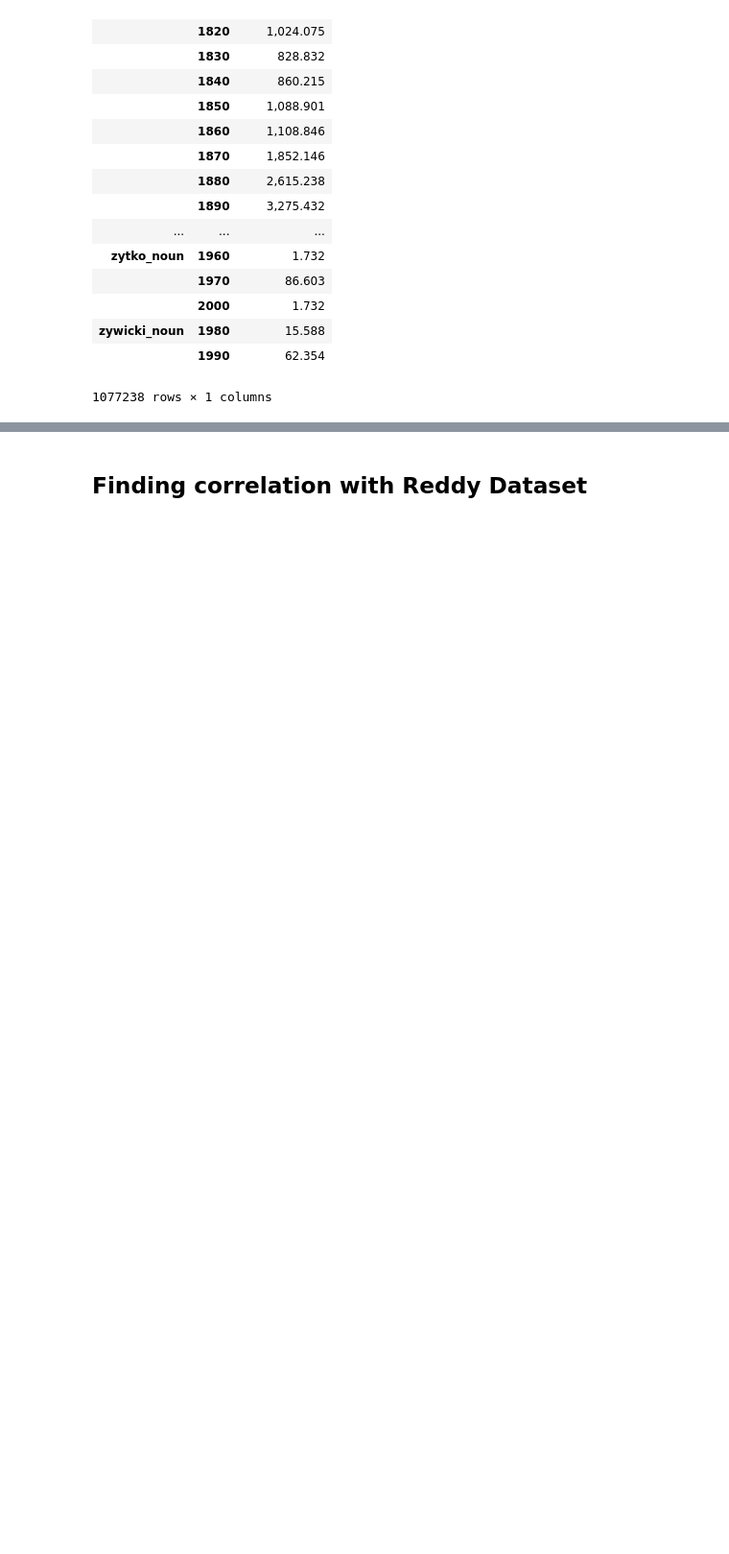
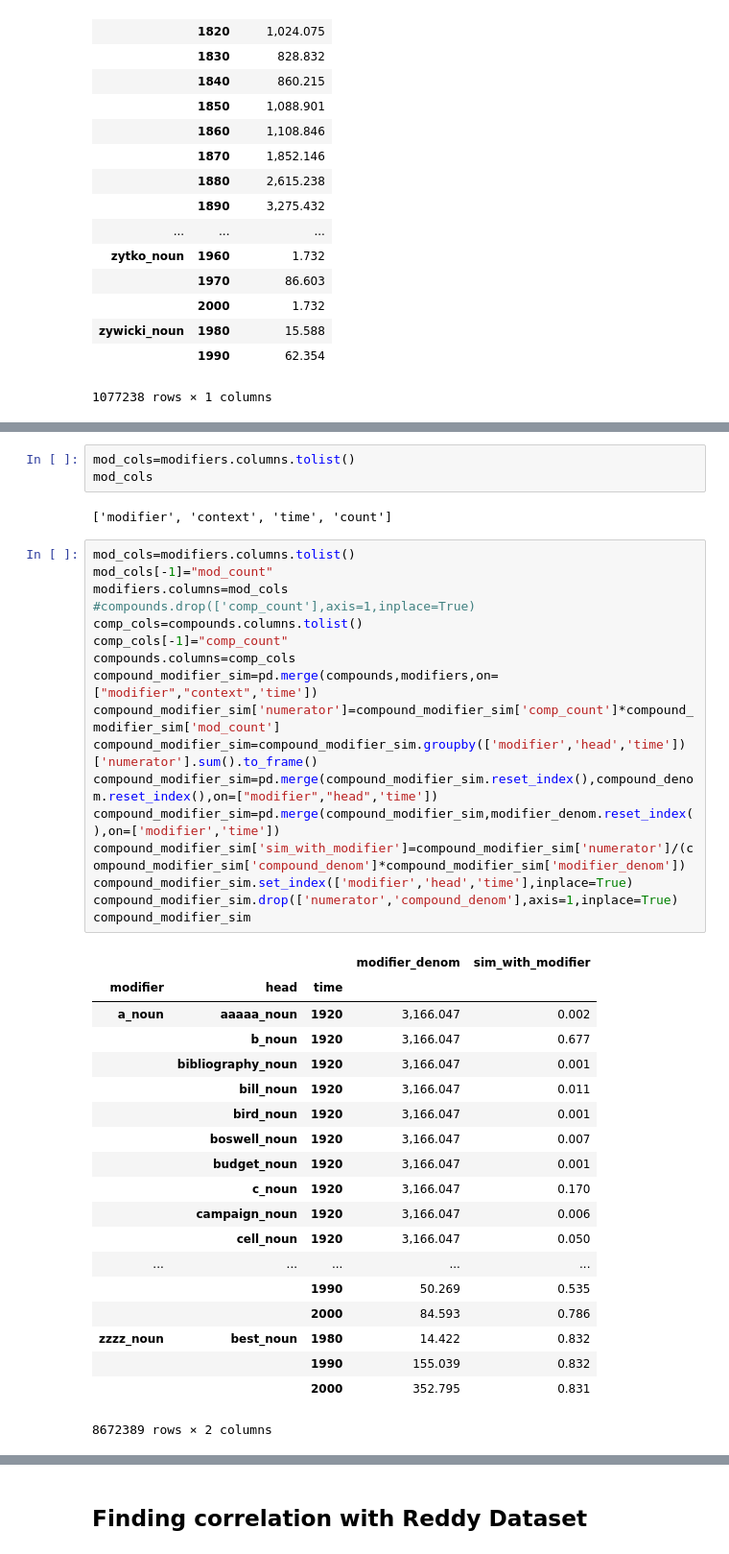
Before and after one commit to prajitdhar/Compounding, a Jupyter notebook: novel_compound_predictor/MeaningShift_new.ipynb, the cells around one changed output, grey strips where cells are left out. Shown at 96% size. Cells and saved outputs as stored; diff of their text form; blank space fills up the shorter version.

```diff
--- a/novel_compound_predictor/MeaningShift_new.ipynb
+++ b/novel_compound_predictor/MeaningShift_new.ipynb
@@ -328,0 +350,42 @@ compound_denom
+# %%
+mod_cols=modifiers.columns.tolist()
+mod_cols
+# %% [output]
+['modifier', 'context', 'time', 'count']
+# %%
+mod_cols=modifiers.columns.tolist()
+mod_cols[-1]="mod_count"
+modifiers.columns=mod_cols
+#compounds.drop(['comp_count'],axis=1,inplace=True)
+comp_cols=compounds.columns.tolist()
+comp_cols[-1]="comp_count"
+compounds.columns=comp_cols
+compound_modifier_sim=pd.merge(compounds,modifiers,on=["modifier","context",'time'])
+compound_modifier_sim['numerator']=compound_modifier_sim['comp_count']*compound_modifier_sim['mod_count']
+compound_modifier_sim=compound_modifier_sim.groupby(['modifier','head','time'])['numerator'].sum().to_frame()
+compound_modifier_sim=pd.merge(compound_modifier_sim.reset_index(),compound_denom.reset_index(),on=["modifier","head",'time'])
+compound_modifier_sim=pd.merge(compound_modifier_sim,modifier_denom.reset_index(),on=['modifier','time'])
+compound_modifier_sim['sim_with_modifier']=compound_modifier_sim['numerator']/(compound_modifier_sim['compound_denom']*compound_modifier_sim['modifier_denom'])
+compound_modifier_sim.set_index(['modifier','head','time'],inplace=True)
+compound_modifier_sim.drop(['numerator','compound_denom'],axis=1,inplace=True)
+compound_modifier_sim
+# %% [output]
+|  |  |  | modifier_denom | sim_with_modifier |
+| modifier | head | time |  |  |
+| a_noun | aaaaa_noun | 1920 | 3,166.047 | 0.002 |
+|  | b_noun | 1920 | 3,166.047 | 0.677 |
+|  | bibliography_noun | 1920 | 3,166.047 | 0.001 |
+|  | bill_noun | 1920 | 3,166.047 | 0.011 |
+|  | bird_noun | 1920 | 3,166.047 | 0.001 |
+|  | boswell_noun | 1920 | 3,166.047 | 0.007 |
+|  | budget_noun | 1920 | 3,166.047 | 0.001 |
+|  | c_noun | 1920 | 3,166.047 | 0.170 |
+|  | campaign_noun | 1920 | 3,166.047 | 0.006 |
+|  | cell_noun | 1920 | 3,166.047 | 0.050 |
+| ... | ... | ... | ... | ... |
+|  |  | 1990 | 50.269 | 0.535 |
+|  |  | 2000 | 84.593 | 0.786 |
+| zzzz_noun | best_noun | 1980 | 14.422 | 0.832 |
+|  |  | 1990 | 155.039 | 0.832 |
+|  |  | 2000 | 352.795 | 0.831 |
+8672389 rows × 2 columns
```
Also changed, not shown: parts of 6 cells of this notebook, 6 other files.
